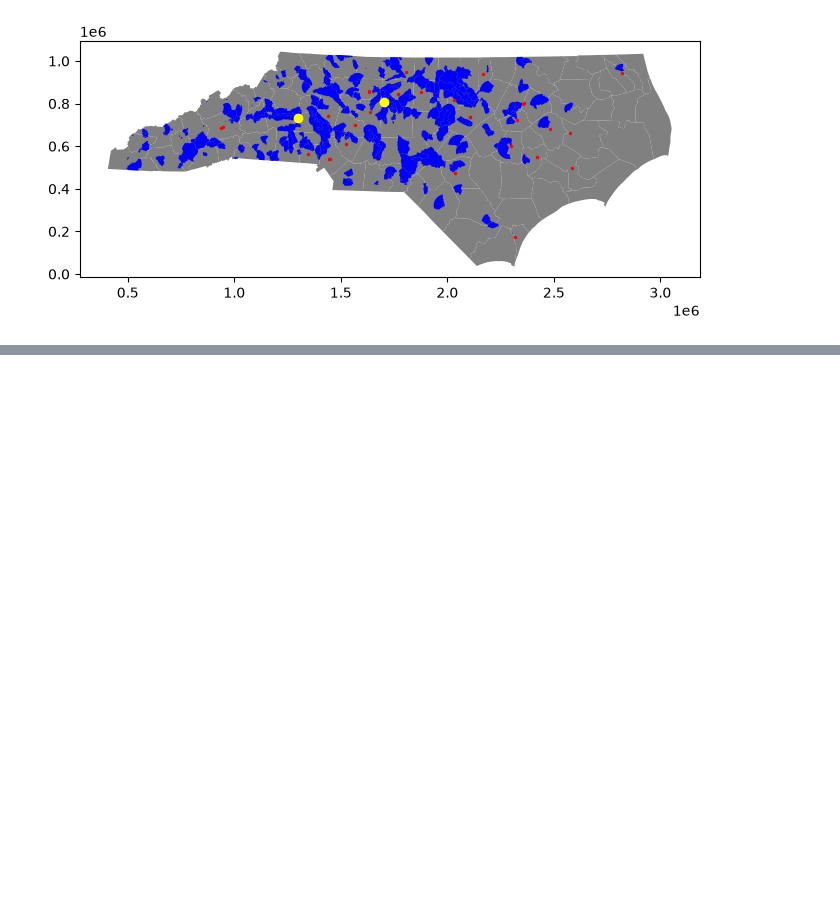
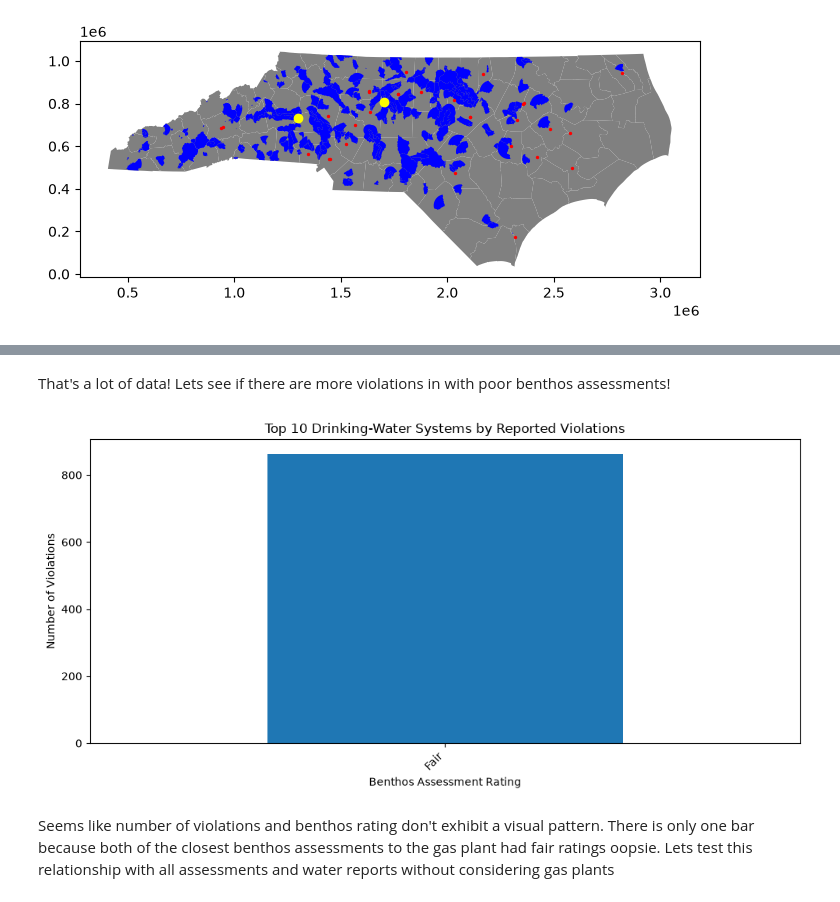
Before and after one commit to ejamie15/geog592-ejamie, a Jupyter notebook: homework/week07/data/homework.ipynb, the cells around one changed output, grey strips where cells are left out. Cells and saved outputs as stored; diff of their text form; code cells hidden in the pictures; blank space fills up the shorter version.

```diff
--- a/homework/week07/data/homework.ipynb
+++ b/homework/week07/data/homework.ipynb
@@ -55,0 +102,4 @@ It was at this point in the data analysis at which I decided to add the benthos
+# %%
+
+plants_benthos_inwatersheds = gpd.sjoin_nearest(plants_in_watersheds, CG_benthos, how="left", distance_col="feet")
+plants_benthos_inwatersheds
@@ -55,0 +163,3 @@ It was at this point in the data analysis at which I decided to add the benthos
+# %%
+piw_benthos_report = plants_benthos_inwatersheds.merge(water_report, left_on ="sitecounty", right_on= "Counties Served", how="left")
+list(piw_benthos_report.columns)
@@ -55,0 +200,23 @@ It was at this point in the data analysis at which I decided to add the benthos
+# %% [markdown]
+That's a lot of data! Lets see if there are more violations in with poor benthos assessments!
+# %%
+violations = (
+    piw_benthos_report
+    .groupby("Latest_Rating")["# of Violations"]
+    .max()
+    .sort_values(ascending=False)
+    .head(10)
+)
+
+violations.plot(kind="bar", figsize=(10, 5))
+
+plt.title("Top 10 Drinking-Water Systems by Reported Violations")
+plt.xlabel("Benthos Assessment Rating")
+plt.ylabel("Number of Violations")
+plt.xticks(rotation=45, ha="right")
+plt.tight_layout()
+plt.show()
+# %% [output]
+[figure, added]
+# %% [markdown]
+Seems like number of violations and benthos rating don't exhibit a visual pattern. There is only one bar because both of the closest benthos assessments to the gas plant had fair ratings oopsie. Lets test this relationship with all assessments and water reports without considering gas plants
```
Also changed, not shown: parts of 24 cells of this notebook.
